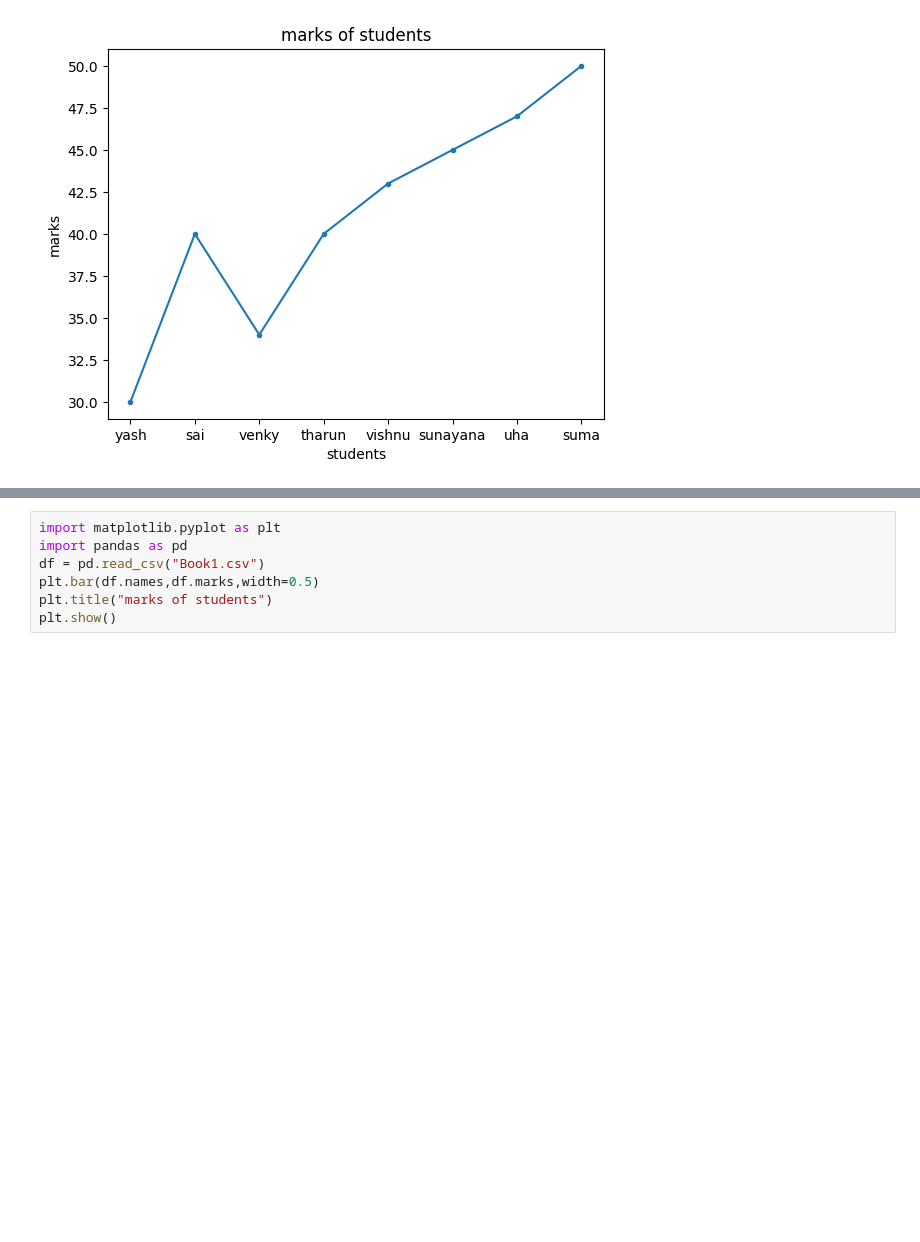
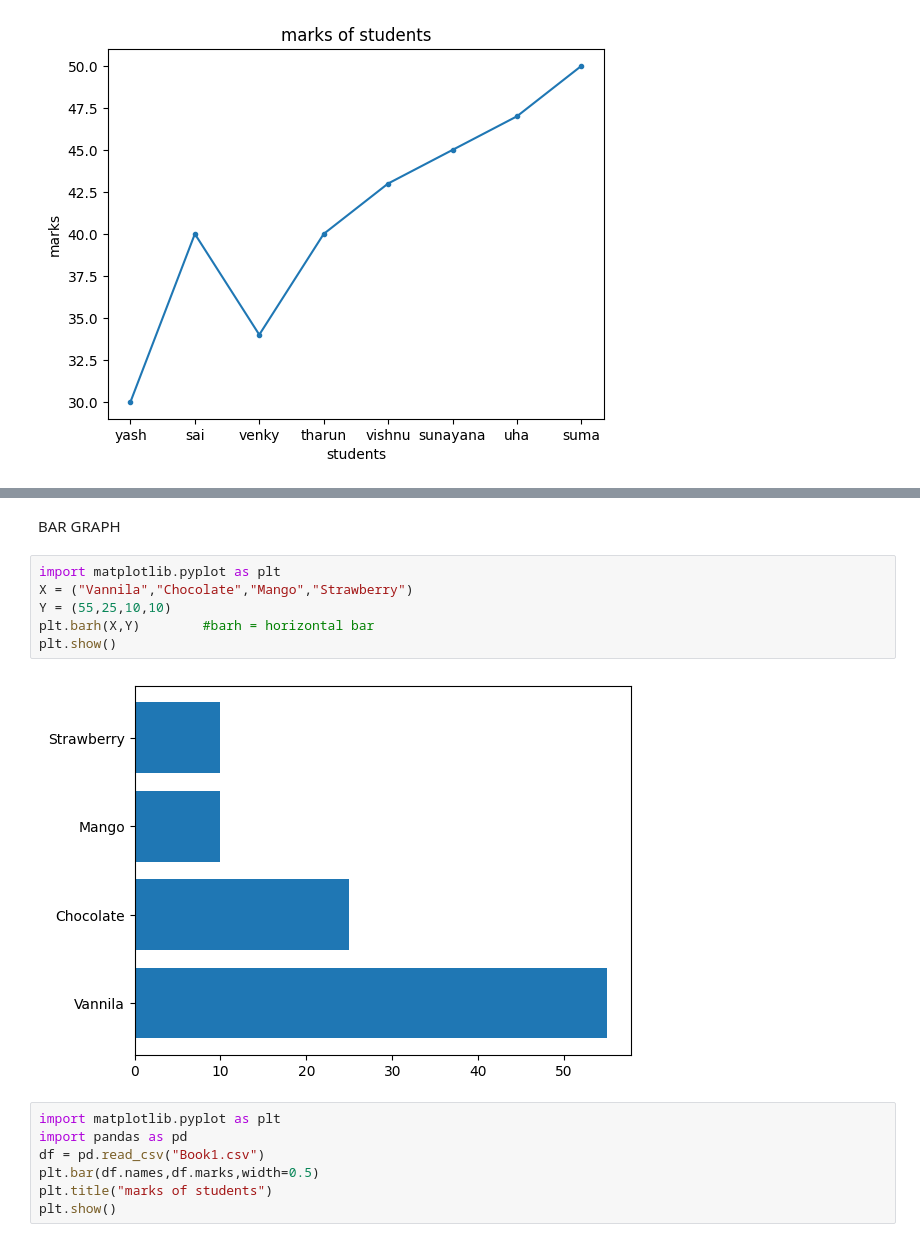
Before and after one commit to yash144-code/daily-python-work, a Jupyter notebook: data_science.ipynb, the cells around one changed output, grey strips where cells are left out. Cells and saved outputs as stored; diff of their text form; blank space fills up the shorter version.

```diff
--- a/data_science.ipynb
+++ b/data_science.ipynb
@@ -1679,3 +1690,13 @@ plt.show()
+# %% [markdown]
+BAR GRAPH
+# %%
+import matplotlib.pyplot as plt
+X = ("Vannila","Chocolate","Mango","Strawberry")
+Y = (55,25,10,10)
+plt.barh(X,Y)        #barh = horizontal bar
+plt.show()
+# %% [output]
+[figure, added]
 # %%
 import matplotlib.pyplot as plt
 import pandas as pd
```
Also changed, not shown: parts of 2 cells of this notebook.
